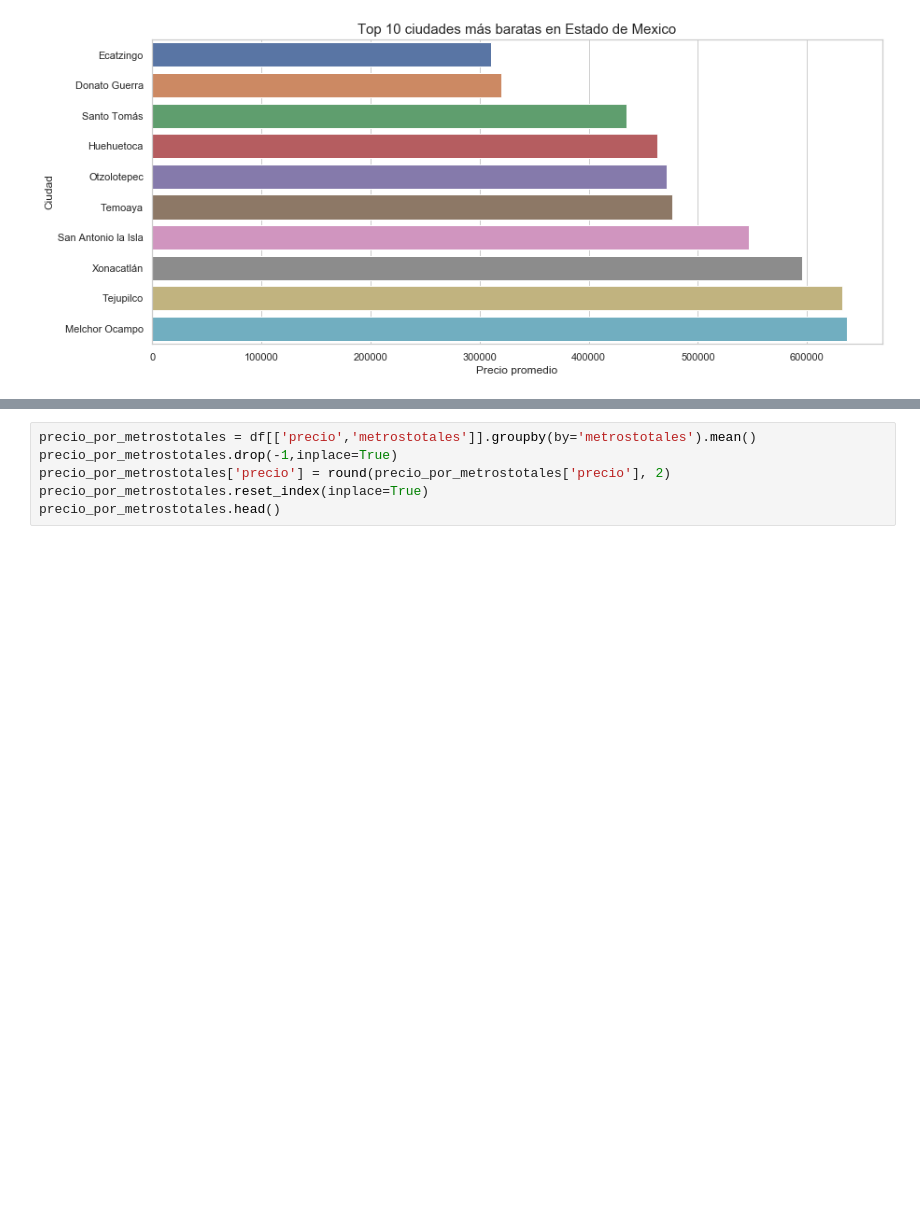
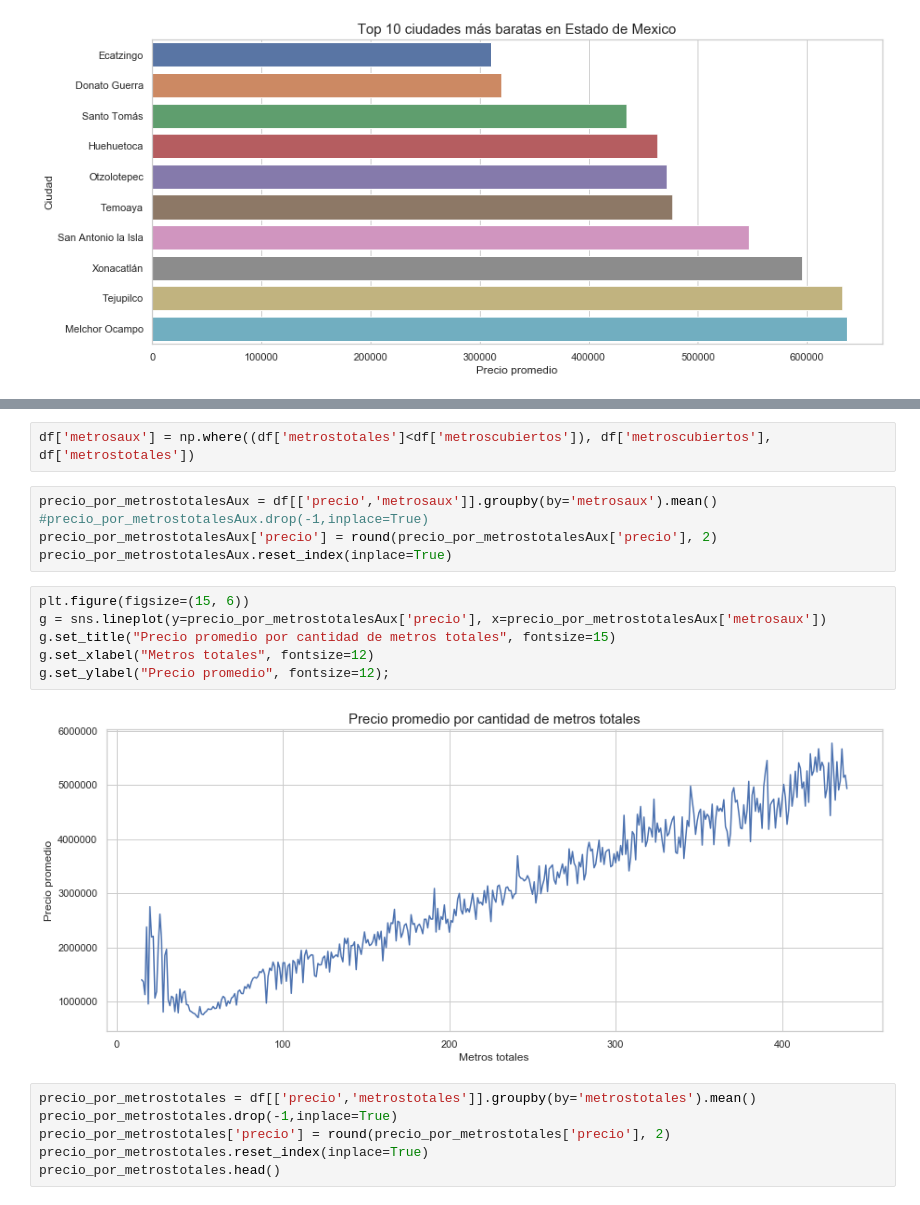
Before and after one commit to alepenaa94/Datos1-2C-2019, a Jupyter notebook: DATOS.ipynb, the cells around one changed output, grey strips where cells are left out. Drawn from its saved outputs; the diff is of its cells as text; blank space fills up the shorter version.

Commit message:
agrego el otro grafico de metros totales si vienen menores a los cubiertos

```diff
--- a/DATOS.ipynb
+++ b/DATOS.ipynb
@@ -806,3 +818,18 @@ https://pandas.pydata.org/pandas-docs/stable/user_guide/indexing.html#deprecate-
+# %%
+df['metrosaux'] = np.where((df['metrostotales']<df['metroscubiertos']), df['metroscubiertos'], df['metrostotales'])
+# %%
+precio_por_metrostotalesAux = df[['precio','metrosaux']].groupby(by='metrosaux').mean()
+#precio_por_metrostotalesAux.drop(-1,inplace=True)
+precio_por_metrostotalesAux['precio'] = round(precio_por_metrostotalesAux['precio'], 2)
+precio_por_metrostotalesAux.reset_index(inplace=True)
+# %%
+plt.figure(figsize=(15, 6))
+g = sns.lineplot(y=precio_por_metrostotalesAux['precio'], x=precio_por_metrostotalesAux['metrosaux'])
+g.set_title("Precio promedio por cantidad de metros totales", fontsize=15)
+g.set_xlabel("Metros totales", fontsize=12)
+g.set_ylabel("Precio promedio", fontsize=12);
+# %% [output]
+[figure, added]
 # %%
 precio_por_metrostotales = df[['precio','metrostotales']].groupby(by='metrostotales').mean()
 precio_por_metrostotales.drop(-1,inplace=True)
```
Also changed, not shown: parts of 4 cells of this notebook.
